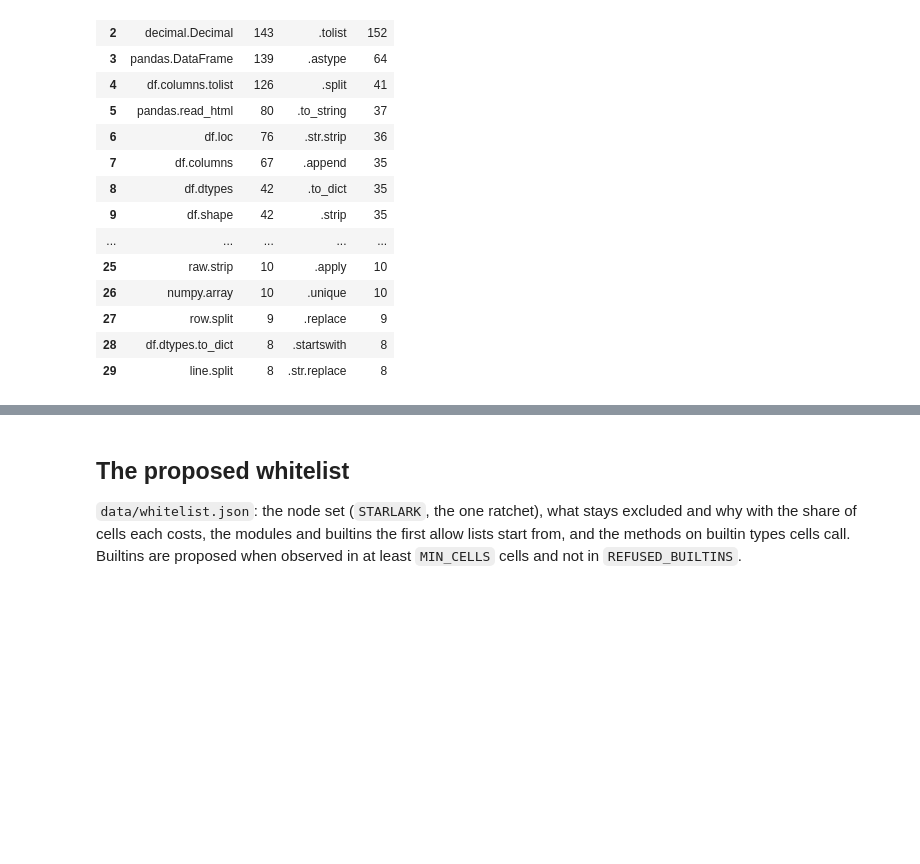
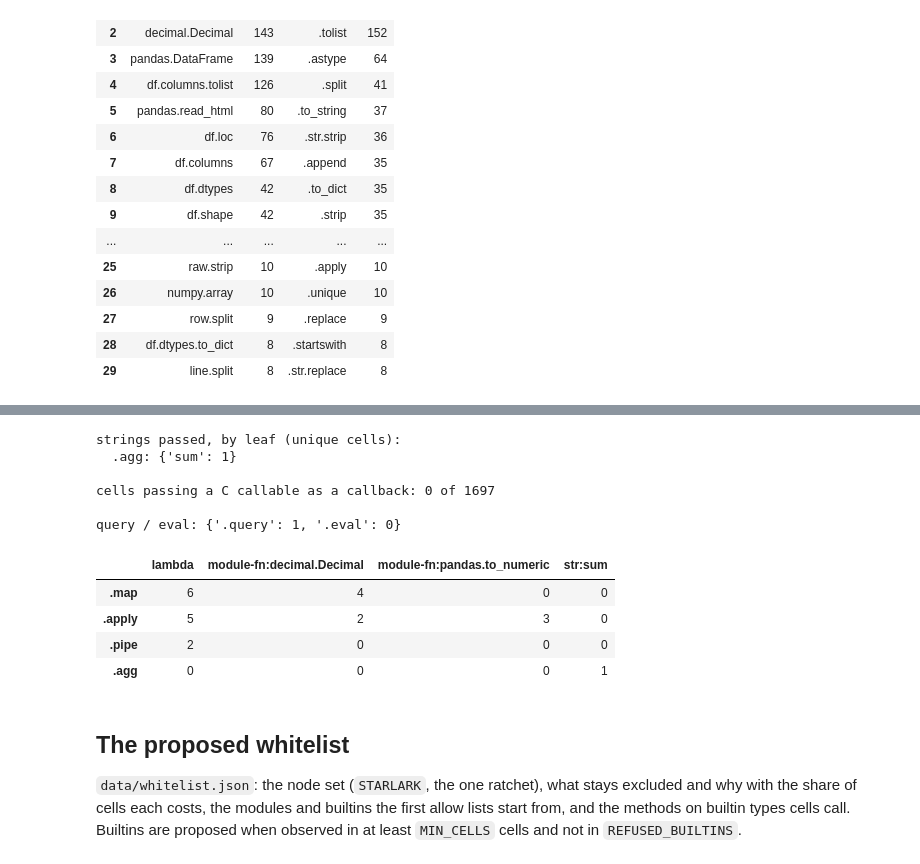
Before and after one commit to parawanderer/window-ml, a Jupyter notebook: notebooks/python-dialect/corpus-count.ipynb, the cells around one changed output, grey strips where cells are left out. Drawn from its saved outputs; the diff is of its cells as text; code cells hidden in the pictures; blank space fills up the shorter version.

```diff
--- a/notebooks/python-dialect/corpus-count.ipynb
+++ b/notebooks/python-dialect/corpus-count.ipynb
@@ -486,3 +494,49 @@ numpy: 7 module names, ndarray 8
+# %%
+from collections import Counter
+leaf = {}
+for d in ok.leaf_args:
+    for m, kinds in d.items():
+        c = leaf.setdefault(m, Counter())
+        for k in kinds:
+            c[k] += 1                      # unique cells passing this kind to this leaf
+vocab = {m: {k[4:]: v for k, v in c.items() if k.startswith("str:")} for m, c in leaf.items()}
+vocab = {m: dict(sorted(v.items(), key=lambda kv: -kv[1])) for m, v in vocab.items() if v}
+c_callbacks = Counter()
+for m, c in leaf.items():
+    for k, v in c.items():
+        if k.startswith("builtin:") or k == "method":
+            c_callbacks[(m, k)] += v
+cells_with_c_callback = int(ok.leaf_args.map(lambda d: any(k.startswith("builtin:") or k == "method"
+                                                           for kinds in d.values() for k in kinds)).sum())
+query_eval = {m: int(ok.methods.map(lambda d: m in d).sum()) for m in (".query", ".eval")}
+(OUT / "leaf-vocabulary.json").write_text(json.dumps({
+    "unique_cells": len(ok),
+    "vocabulary": vocab,
+    "c_callables_as_callbacks": {f"{m} {k}": v for (m, k), v in sorted(c_callbacks.items(), key=lambda kv: -kv[1])},
+    "cells_with_a_c_callable_callback": cells_with_c_callback,
+    "query_eval_cells": query_eval,
+    "all_kinds": {m: dict(sorted(c.items(), key=lambda kv: -kv[1])) for m, c in sorted(leaf.items())},
+}, indent=2) + "\n")
+print("strings passed, by leaf (unique cells):")
+for m, v in vocab.items():
+    print(f"  {m}: {v}")
+print(f"\ncells passing a C callable as a callback: {cells_with_c_callback} of {len(ok)}")
+for (m, k), v in sorted(c_callbacks.items(), key=lambda kv: -kv[1])[:15]:
+    print(f"  {m} {k}: {v}")
+print(f"\nquery / eval: {query_eval}")
+pd.DataFrame({m: dict(c) for m, c in leaf.items()}).fillna(0).astype(int).T
+# %% [output]
+strings passed, by leaf (unique cells):
+  .agg: {'sum': 1}
+
+cells passing a C callable as a callback: 0 of 1697
+
+query / eval: {'.query': 1, '.eval': 0}
+|  | lambda | module-fn:decimal.Decimal | module-fn:pandas.to_numeric | str:sum |
+| .map | 6 | 4 | 0 | 0 |
+| .apply | 5 | 2 | 3 | 0 |
+| .pipe | 2 | 0 | 0 | 0 |
+| .agg | 0 | 0 | 0 | 1 |
 # %% [markdown]
 ## The proposed whitelist
 
```
Also changed, not shown: parts of 4 cells of this notebook, 7 other files.
